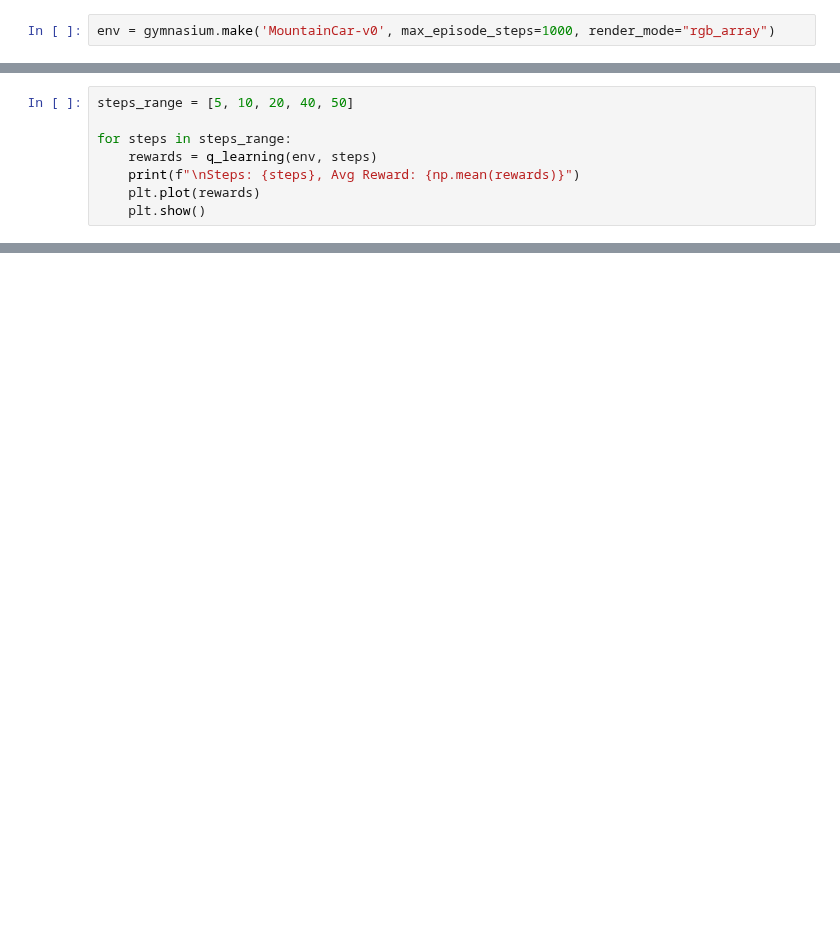
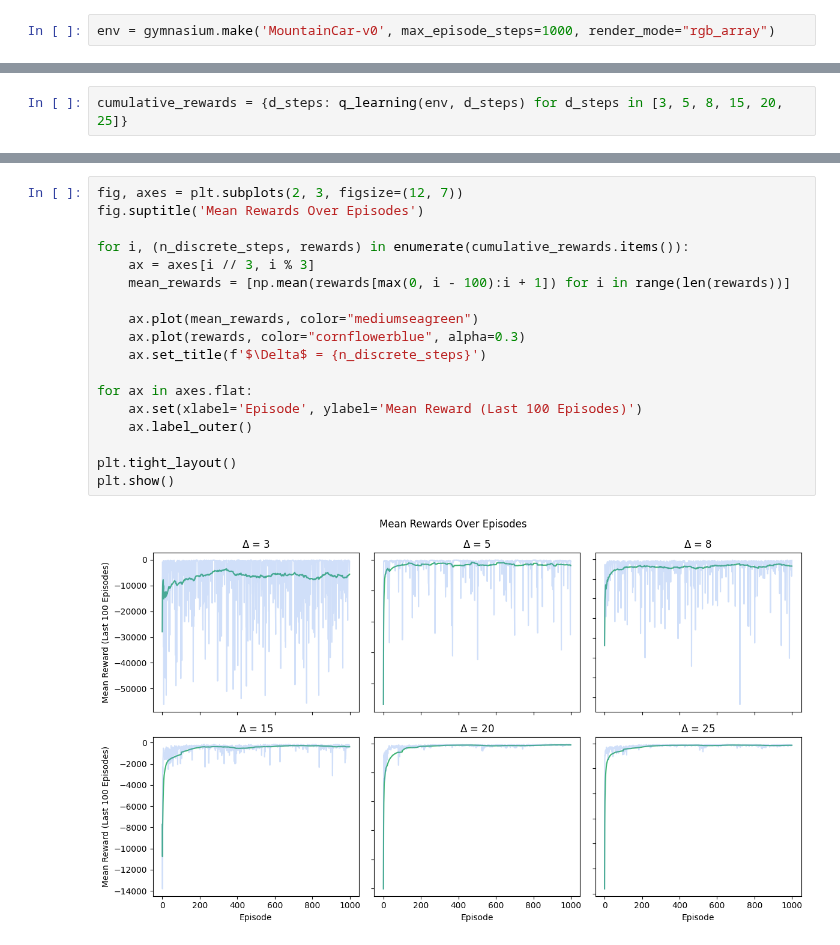
Before and after one commit to kuimetra/reinforcement_learning, a Jupyter notebook: problem_set4/ex4.ipynb, the cells around one changed output, grey strips where cells are left out. Cells and saved outputs as stored; diff of their text form; blank space fills up the shorter version.

Commit message:
mean rewards plot

```diff
--- a/problem_set4/ex4.ipynb
+++ b/problem_set4/ex4.ipynb
@@ -51,11 +82,5 @@ def q_learning(env, n_discrete_steps, num_episodes=500, epsilon=0.1, gamma=1, al
 
     return rewards
 # %%
-steps_range = [5, 10, 20, 40, 50]
-
-for steps in steps_range:
-    rewards = q_learning(env, steps)
-    print(f"\nSteps: {steps}, Avg Reward: {np.mean(rewards)}")
-    plt.plot(rewards)
-    plt.show()
+cumulative_rewards = {d_steps: q_learning(env, d_steps) for d_steps in [3, 5, 8, 15, 20, 25]}
 # %% [output]
@@ -76,0 +88,20 @@ Steps: 50, Avg Reward: -1030.228
+# %%
+fig, axes = plt.subplots(2, 3, figsize=(12, 7))
+fig.suptitle('Mean Rewards Over Episodes')
+
+for i, (n_discrete_steps, rewards) in enumerate(cumulative_rewards.items()):
+    ax = axes[i // 3, i % 3]
+    mean_rewards = [np.mean(rewards[max(0, i - 100):i + 1]) for i in range(len(rewards))]
+
+    ax.plot(mean_rewards, color="mediumseagreen")
+    ax.plot(rewards, color="cornflowerblue", alpha=0.3)
+    ax.set_title(f'$\Delta$ = {n_discrete_steps}')
+
+for ax in axes.flat:
+    ax.set(xlabel='Episode', ylabel='Mean Reward (Last 100 Episodes)')
+    ax.label_outer()
+
+plt.tight_layout()
+plt.show()
+# %% [output]
+[figure, added]
```
Also changed, not shown: parts of 7 cells of this notebook.
